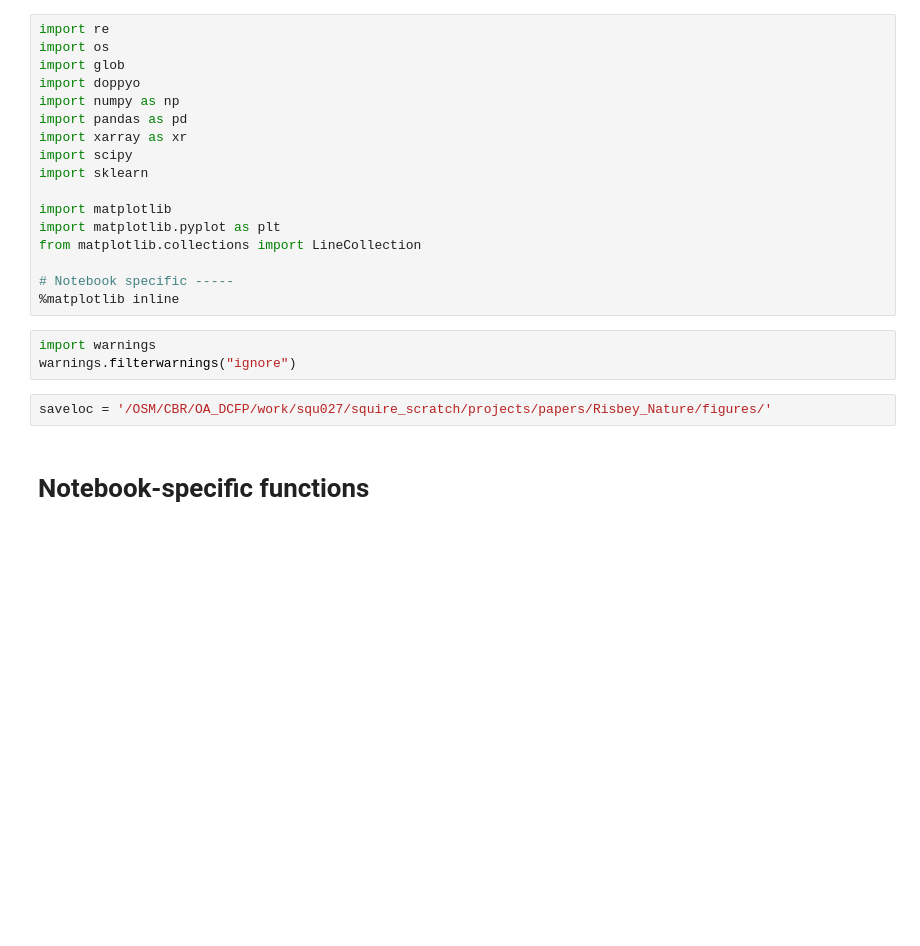
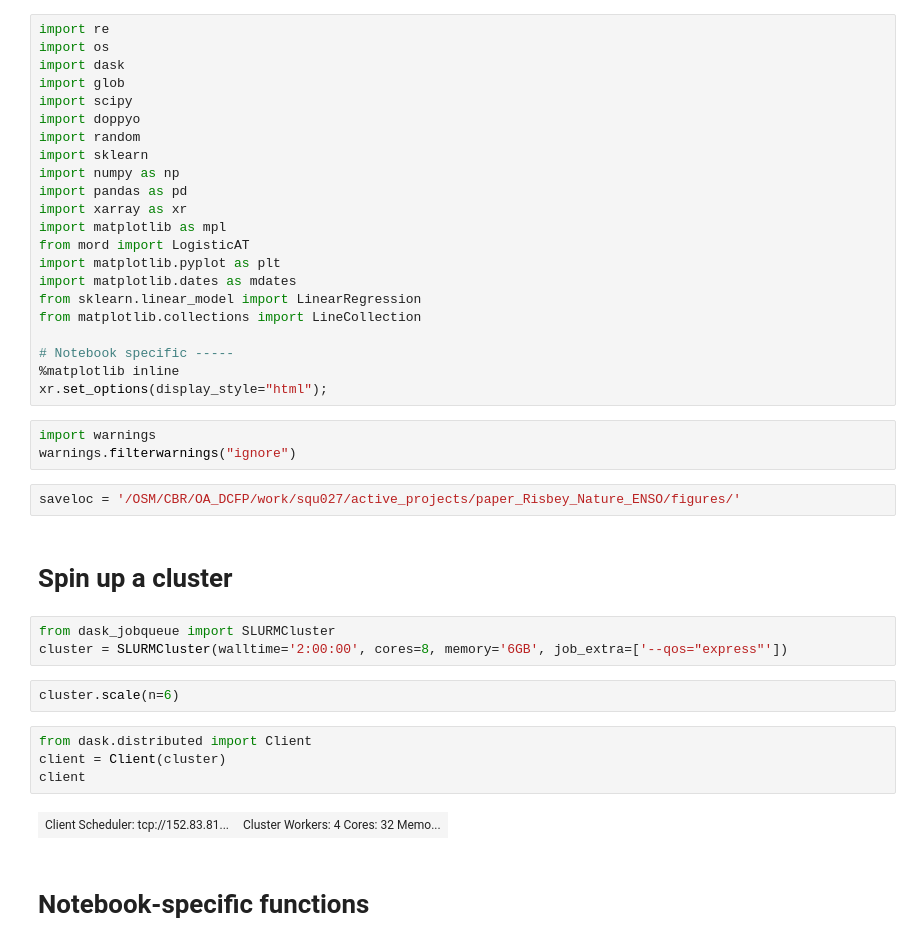
Before and after one commit to dougiesquire/paper_Risbey-Squire_ENSO, a Jupyter notebook: Risbey_Nature.ipynb, the cells around one changed output. Cells and saved outputs as stored; diff of their text form; blank space fills up the shorter version.

```diff
--- a/Risbey_Nature.ipynb
+++ b/Risbey_Nature.ipynb
@@ -3,25 +3,43 @@
 # %%
 import re
 import os
+import dask
 import glob
+import scipy
 import doppyo
+import random
+import sklearn
 import numpy as np
 import pandas as pd
 import xarray as xr
-import scipy
-import sklearn
-
-import matplotlib
+import matplotlib as mpl
+from mord import LogisticAT
 import matplotlib.pyplot as plt
+import matplotlib.dates as mdates
+from sklearn.linear_model import LinearRegression
 from matplotlib.collections import LineCollection
 
 # Notebook specific -----
 %matplotlib inline
+xr.set_options(display_style="html");
 # %%
 import warnings
 warnings.filterwarnings("ignore")
 # %%
-saveloc = '/OSM/CBR/OA_DCFP/work/squ027/squire_scratch/projects/papers/Risbey_Nature/figures/'
+saveloc = '/OSM/CBR/OA_DCFP/work/squ027/active_projects/paper_Risbey_Nature_ENSO/figures/'
+# %% [markdown]
+# Spin up a cluster
+# %%
+from dask_jobqueue import SLURMCluster
+cluster = SLURMCluster(walltime='2:00:00', cores=8, memory='6GB', job_extra=['--qos="express"'])
+# %%
+cluster.scale(n=6)
+# %%
+from dask.distributed import Client
+client = Client(cluster)
+client
+# %% [output]
+| Client Scheduler: tcp://152.83.81... | Cluster Workers: 4 Cores: 32 Memo... |
 # %% [markdown]
 # Notebook-specific functions
 # %%
```
Also changed, not shown: parts of 357 cells of this notebook, 3 other files.
